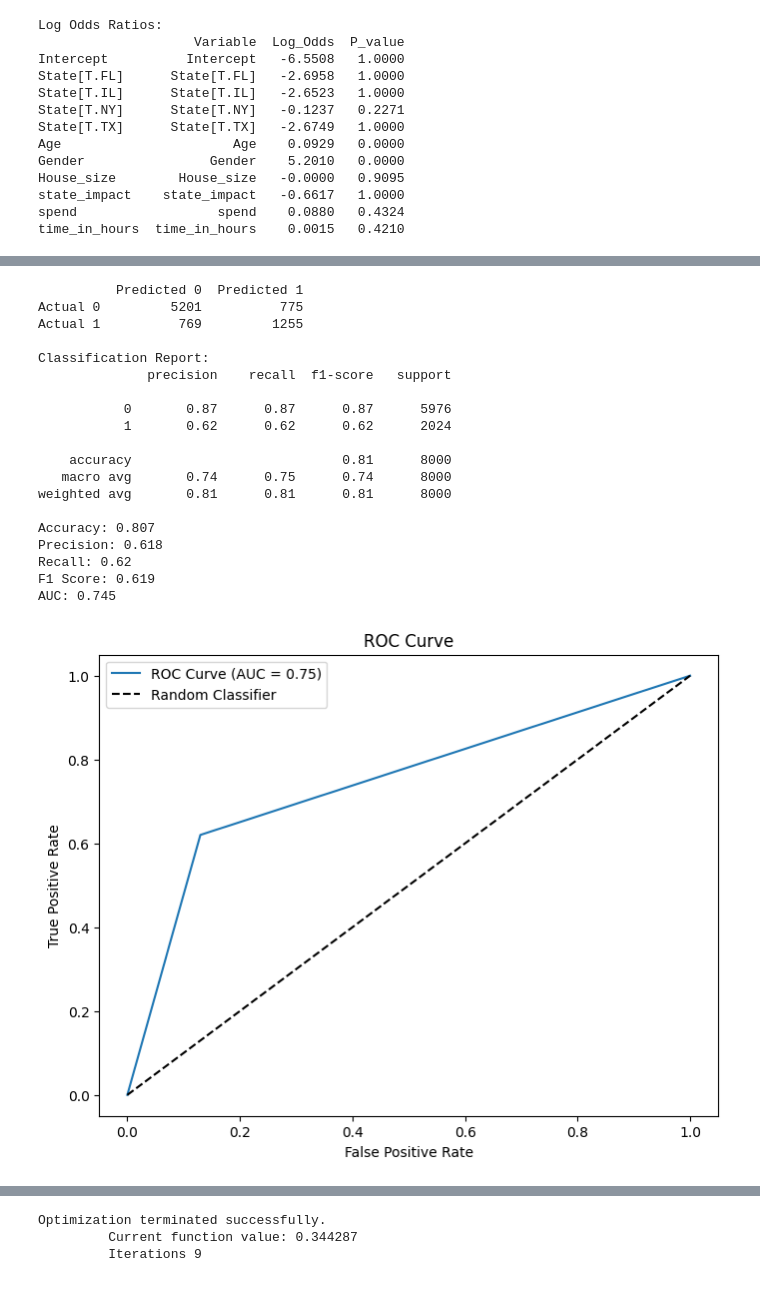
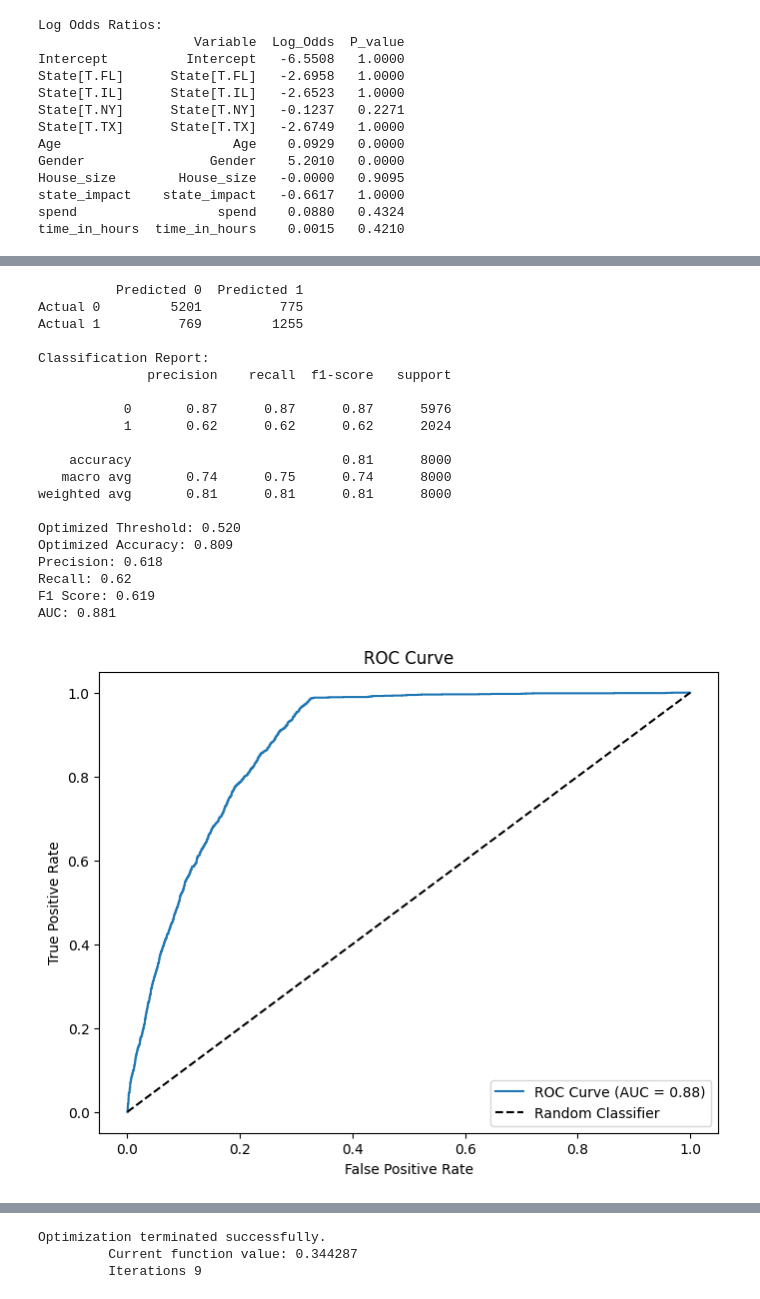
Before and after one commit to georgew11/HM-Case, a Jupyter notebook: hm_case.ipynb, the cells around one changed output, grey strips where cells are left out. Drawn from its saved outputs; the diff is of its cells as text; code cells hidden in the pictures.

```diff
--- a/hm_case.ipynb
+++ b/hm_case.ipynb
@@ -428,7 +417,7 @@ from sklearn.metrics import confusion_matrix, classification_report, accuracy_sc
 # %%
 from sklearn.metrics import roc_curve, roc_auc_score, confusion_matrix, classification_report, accuracy_score, precision_score, recall_score, f1_score
 
-def evaluate_model_performance(data, y_actual_col, y_pred_col):
+def evaluate_model_performance(data, y_actual_col, y_pred_col, y_pred_prob=None):
     # Create confusion matrix
     y_true = data[y_actual_col]
     y_pred = data[y_pred_col]
@@ -442,27 +431,46 @@ def evaluate_model_performance(data, y_actual_col, y_pred_col):
     print("\nClassification Report:")
     print(classification_report(y_true, y_pred))
 
+    if y_pred_prob is not None:
+        # Optimize threshold for accuracy
+        best_threshold = 0.5
+        best_accuracy = 0
+        for threshold in np.arange(0.0, 1.0, 0.01):
+            y_pred_opt = (y_pred_prob >= threshold).astype(int)
+            acc = accuracy_score(y_true, y_pred_opt)
+            if acc > best_accuracy:
+                best_accuracy = acc
+                best_threshold = threshold
+    else:
+        best_accuracy = accuracy_score(y_true, y_pred)
+
     # Alternatively, compute metrics individually:
-    acc = accuracy_score(y_true, y_pred)
     prec = precision_score(y_true, y_pred)
     rec = recall_score(y_true, y_pred)
     f1 = f1_score(y_true, y_pred)
-    auc = roc_auc_score(y_true, y_pred)
+    if y_pred_prob is not None:
+        auc = roc_auc_score(y_true, y_pred_prob)
+    else:
+        auc = roc_auc_score(y_true, y_pred)
 
-    print("Accuracy:", round(acc, 3))
+    if y_pred_prob is not None:
+        print(f"Optimized Threshold: {best_threshold:.3f}")
+    else:
+        print(f"Optimized Threshold DNE")
+    print(f"Optimized Accuracy: {best_accuracy:.3f}")
     print("Precision:", round(prec, 3))
     print("Recall:", round(rec, 3))
     print("F1 Score:", round(f1, 3))
     print("AUC:", round(auc, 3))
     # Calculate the ROC curve
-    fpr, tpr, thresholds = roc_curve(y_true, y_pred)
-
-    # Calculate the AUC score
-    auc_score = roc_auc_score(y_true, y_pred)
+    if y_pred_prob is not None:
+        fpr, tpr, thresholds = roc_curve(y_true, y_pred_prob)
+    else:
+        fpr, tpr, thresholds = roc_curve(y_true, y_pred)
 
     # Plot the ROC curve
     plt.figure(figsize=(8, 6))
-    plt.plot(fpr, tpr, label=f'ROC Curve (AUC = {auc_score:.2f})')
+    plt.plot(fpr, tpr, label=f'ROC Curve (AUC = {auc:.2f})')
     plt.plot([0, 1], [0, 1], 'k--', label='Random Classifier')
     plt.xlabel('False Positive Rate')
     plt.ylabel('True Positive Rate')
@@ -494,30 +503,32 @@ F1 Score: 0.67
 AUC: 0.831
 [figure]
 # %%
-train['Y_Logit_Pred'] = model.predict(train) > 0.5
+train['Y_Logit_Pred_Prob'] = model.predict(train)
+train['Y_Logit_Pred'] = (train['Y_Logit_Pred_Prob'] > 0.5).astype(int)
 # %%
-evaluate_model_performance(train, 'Y_Actual', 'Y_Logit_Pred')
+evaluate_model_performance(train, 'Y_Actual', 'Y_Logit_Pred', model.predict(train))
 # %% [output]
           Predicted 0  Predicted 1
 Actual 0         5201          775
 Actual 1          769         1255
 
 Classification Report:
               precision    recall  f1-score   support
 
            0       0.87      0.87      0.87      5976
            1       0.62      0.62      0.62      2024
 
     accuracy                           0.81      8000
    macro avg       0.74      0.75      0.74      8000
 weighted avg       0.81      0.81      0.81      8000
 
-Accuracy: 0.807
+Optimized Threshold: 0.520
+Optimized Accuracy: 0.809
 Precision: 0.618
 Recall: 0.62
 F1 Score: 0.619
-AUC: 0.745
+AUC: 0.881
-[figure, old version]
+[figure, new version]
 # %%
 test['Y_Logit_Pred_Prob'] = model.predict(test)
 test['Y_Logit_Pred'] = test['Y_Logit_Pred_Prob'] > 0.5
```
Also changed, not shown: parts of 48 cells of this notebook.
